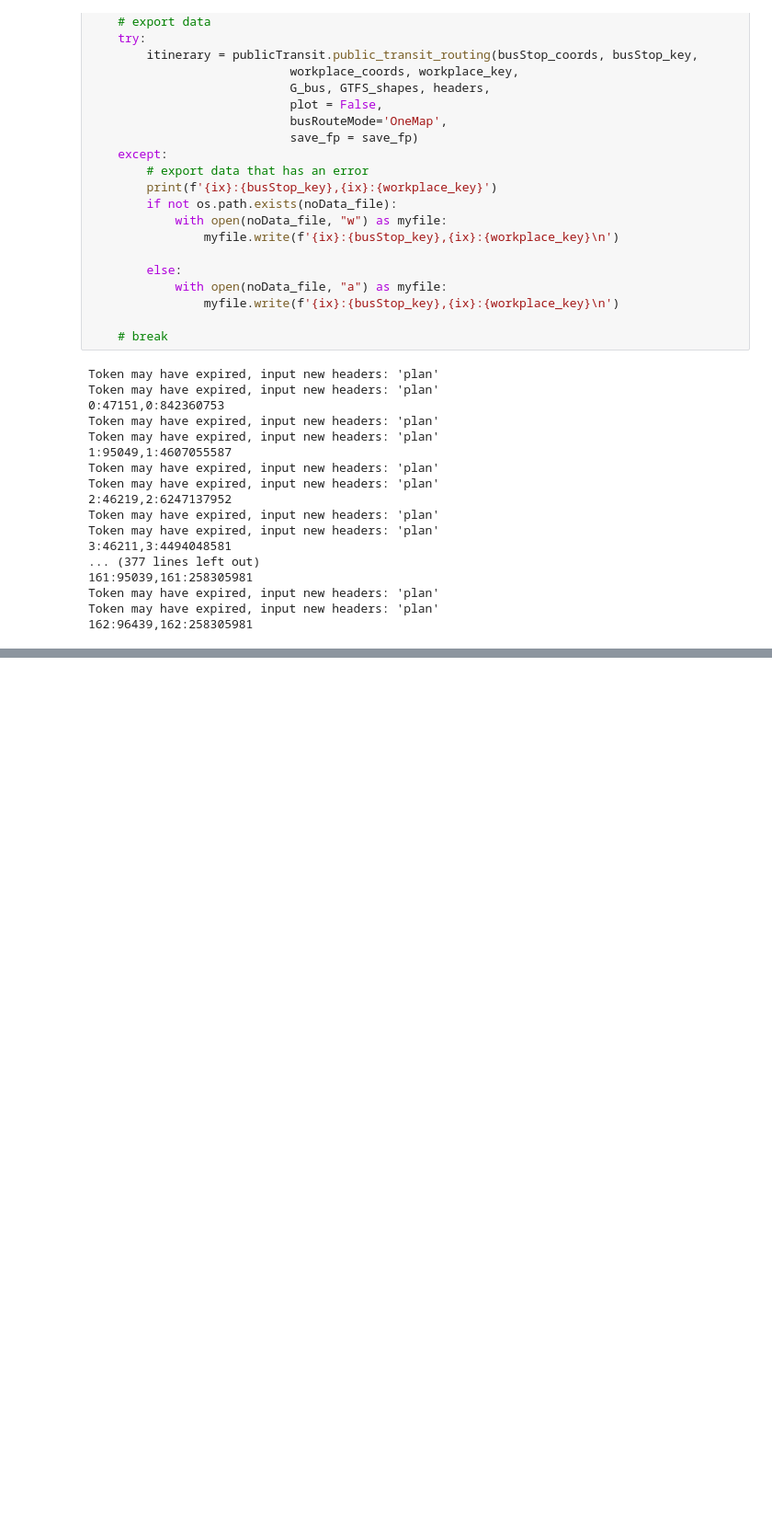
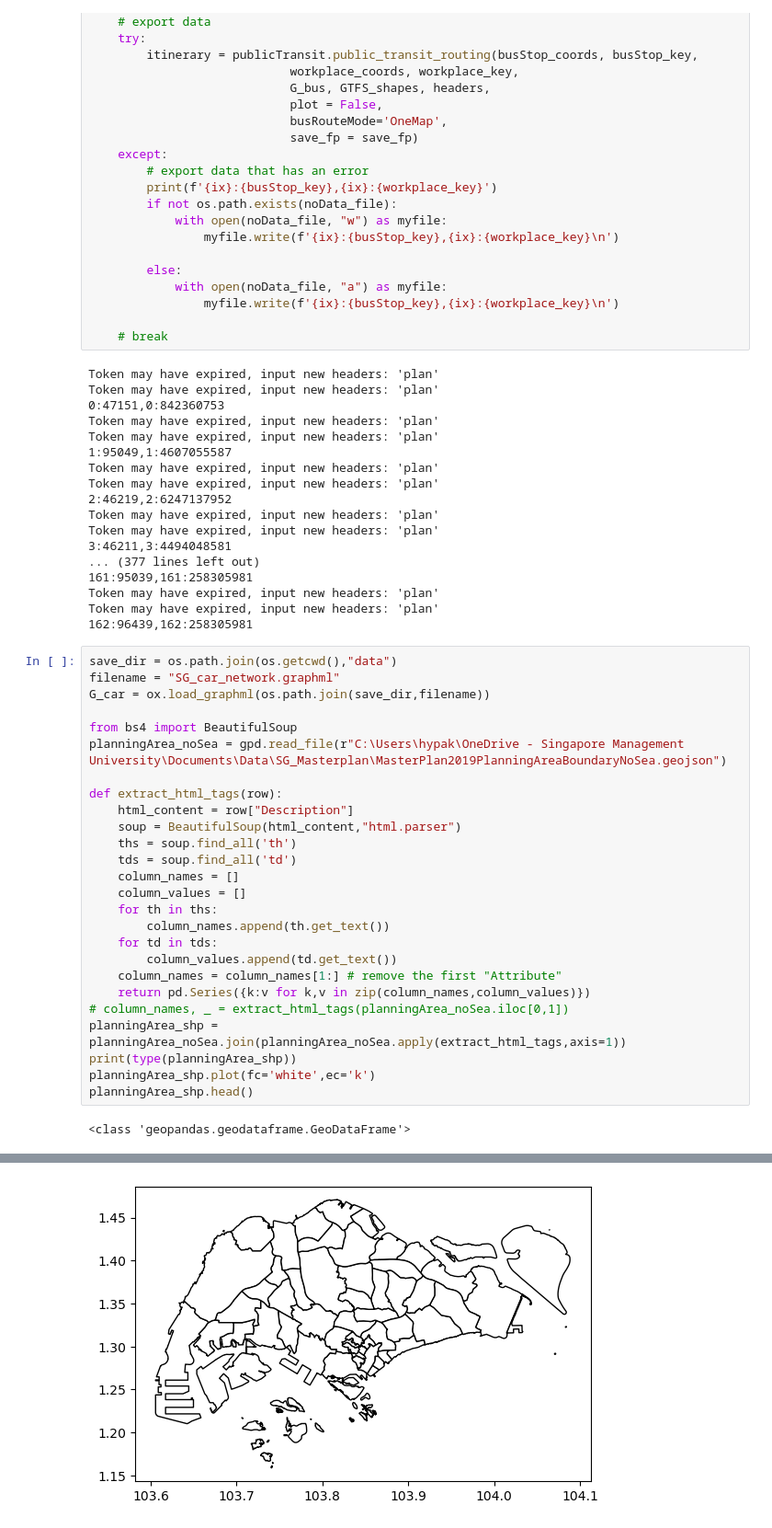
Before and after one commit to pakhuiying/NCCS_analysis, a Jupyter notebook: transport_routing.ipynb, the cells around one changed output, grey strips where cells are left out. Shown at 92% size. Drawn from its saved outputs; the diff is of its cells as text; blank space fills up the shorter version.

```diff
--- a/transport_routing.ipynb
+++ b/transport_routing.ipynb
@@ -980,3 +988,31 @@ Token may have expired, input new headers: 'plan'
 Token may have expired, input new headers: 'plan'
 Token may have expired, input new headers: 'plan'
 162:96439,162:258305981
+# %%
+save_dir = os.path.join(os.getcwd(),"data")
+filename = "SG_car_network.graphml"
+G_car = ox.load_graphml(os.path.join(save_dir,filename))
+
+from bs4 import BeautifulSoup
+planningArea_noSea = gpd.read_file(r"C:\Users\hypak\OneDrive - Singapore Management University\Documents\Data\SG_Masterplan\MasterPlan2019PlanningAreaBoundaryNoSea.geojson")
+
+def extract_html_tags(row):
+    html_content = row["Description"]
+    soup = BeautifulSoup(html_content,"html.parser")
+    ths = soup.find_all('th')
+    tds = soup.find_all('td')
+    column_names = []
+    column_values = []
+    for th in ths:
+        column_names.append(th.get_text())
+    for td in tds:
+        column_values.append(td.get_text())
+    column_names = column_names[1:] # remove the first "Attribute"
+    return pd.Series({k:v for k,v in zip(column_names,column_values)})
+# column_names, _ = extract_html_tags(planningArea_noSea.iloc[0,1])
+planningArea_shp = planningArea_noSea.join(planningArea_noSea.apply(extract_html_tags,axis=1))
+print(type(planningArea_shp))
+planningArea_shp.plot(fc='white',ec='k')
+planningArea_shp.head()
+# %% [output]
+<class 'geopandas.geodataframe.GeoDataFrame'>
@@ -982,0 +1025 @@ Token may have expired, input new headers: 'plan'
+[figure, added]
```
Also changed, not shown: parts of 6 cells of this notebook.
